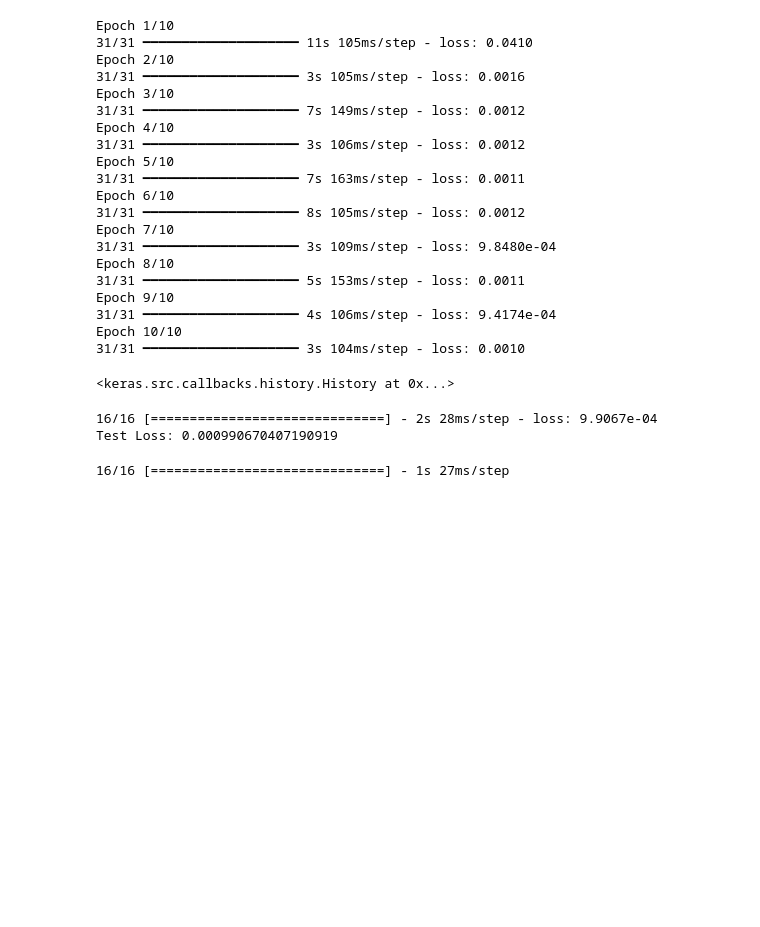
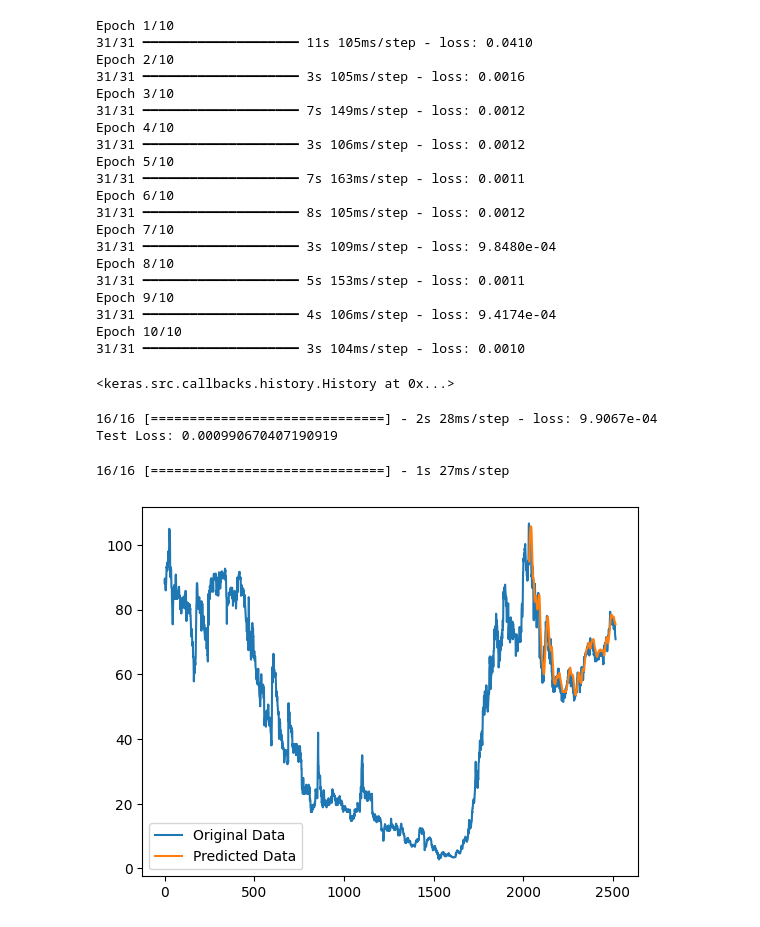
Before and after one commit to abdallah-al-khaled/ExchangeXpert-services, a Jupyter notebook: Stocks ML/main.ipynb, the cells around one changed output. Saved outputs shown, nothing was run; the diff lists cells and outputs as text; code cells hidden in the pictures; blank space fills up the shorter version.

Commit message:
Plot original data and predicted data

```diff
--- a/Stocks ML/main.ipynb
+++ b/Stocks ML/main.ipynb
@@ -90,3 +90,12 @@ original_data = stock_data['Close'].values
 predicted_data = np.empty_like(original_data)
 predicted_data[:] = np.nan
 predicted_data[-len(predictions):] = predictions.reshape(-1)
+# %%
+import matplotlib.pyplot as plt
+
+plt.plot(original_data, label='Original Data')
+plt.plot(predicted_data, label='Predicted Data')
+plt.legend()
+plt.show()
+# %% [output]
+[figure, added]
```
